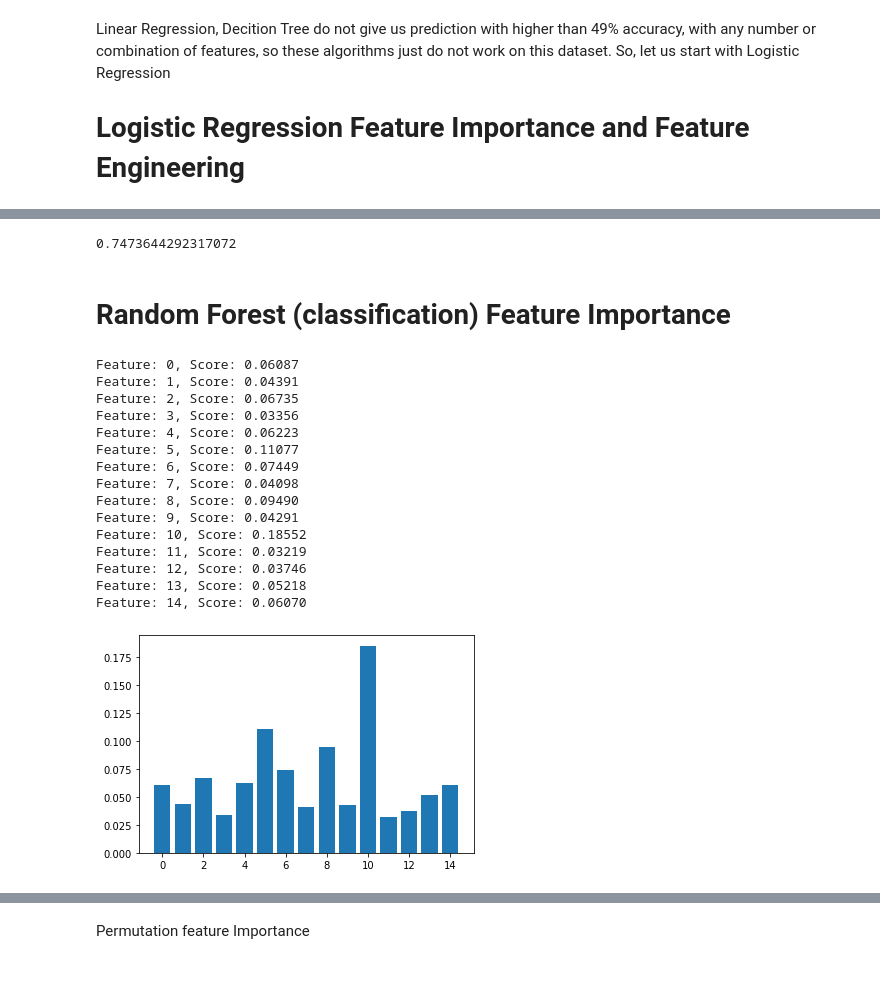
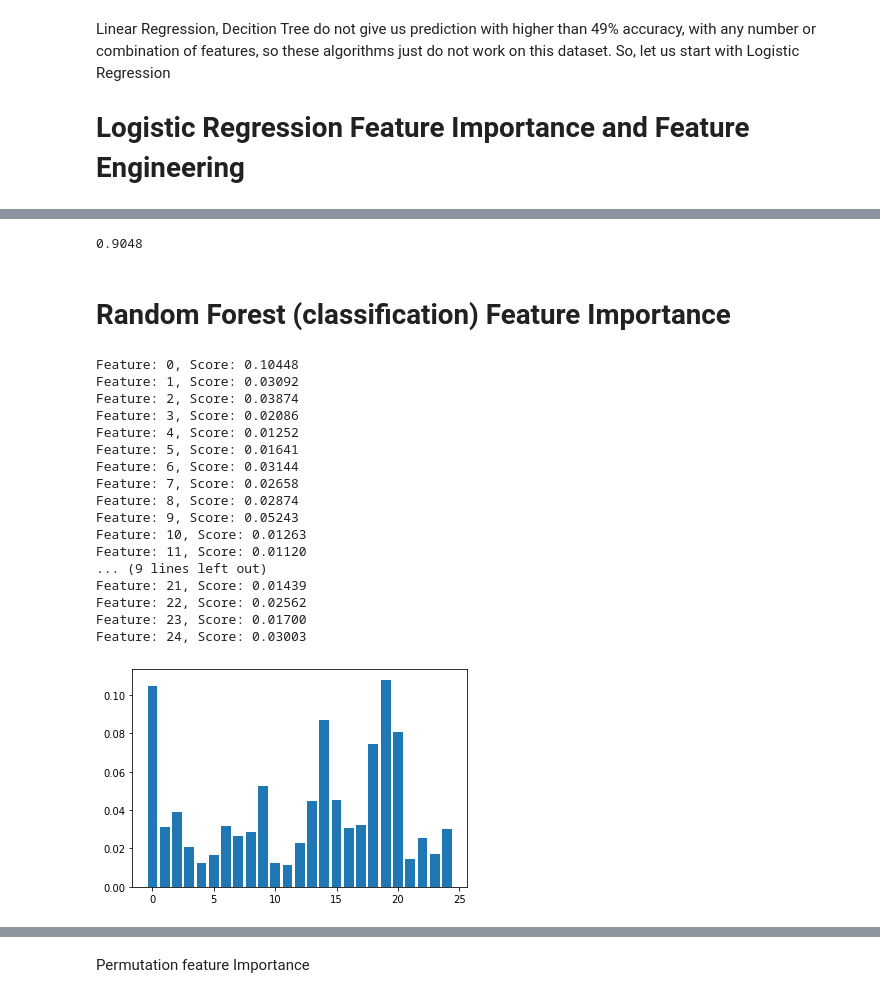
Before and after one commit to OlgaPriyutova/Feature-Importance-and-Feature-Engineering-, a Jupyter notebook: Feature_Importance_and_Feature_Engineering.ipynb, the cells around one changed output, grey strips where cells are left out. Drawn from its saved outputs; the diff is of its cells as text; code cells hidden in the pictures.

```diff
--- a/Feature_Importance_and_Feature_Engineering.ipynb
+++ b/Feature_Importance_and_Feature_Engineering.ipynb
@@ -163,4 +176,4 @@ print(Feature_support)
 # %%
-X_f = X[[4,5,6,10,14]]
+X_f = X[[12,3,7,10,17]]
 X_f.head(3)
 # %% [output]
@@ -184,0 +202,9 @@ print(score)
+# %%
+pca = PCA(0.999)
+pca.fit(X)
+
+X_components = pca.transform(X)
+
+model_lg.fit(X_components,y)
+print('Before Feature Engineering:', cross_val_score(model_lg, X,y).mean())
+print('After Feature Engineering:', cross_val_score(pipe_f, X_components,y).mean())
@@ -189,13 +218,10 @@ print(score)
 # %%
+from sklearn.ensemble import RandomForestClassifier
+# random forest for feature importance on a regression problem
 
-# random forest for feature importance on a regression problem
-from sklearn.datasets import make_regression
-from sklearn.ensemble import RandomForestRegressor
-from matplotlib import pyplot
-# define dataset
-X, y = make_classification(n_samples=1500, n_features=15, n_informative=7, n_redundant=8, random_state=42)
+
 # define the model
-model_rf = RandomForestRegressor()
+model_rf = RandomForestClassifier()
 # fit the model
 model_rf.fit(X, y)
 # get importance
@@ -232,8 +264,8 @@ pca = PCA(0.999)
 pca.fit(X)
 
 X_components = pca.transform(X)
-mod_rf = RandomForestRegressor()
+mod_rf = RandomForestClassifier()
 mod_rf.fit(X_components,y)
 cross_val_score(mod_rf, X_components,y).mean()
 # %% [output]
-0.7473644292317072
+0.9048
@@ -244,40 +276,41 @@ cross_val_score(mod_rf, X_components,y).mean()
 # %%
 
 # random forest for feature importance on a classification problem
 from sklearn.datasets import make_classification
 from sklearn.ensemble import RandomForestClassifier
 from matplotlib import pyplot
 # define dataset
-X, y = make_classification(n_samples=1500, n_features=15, n_informative=7, n_redundant=8, random_state=42)
-# define the model
+
 model_rfc = RandomForestClassifier(random_state=42)
 # fit the model
 model_rfc.fit(X, y)
 # get importance
 importance = model_rfc.feature_importances_
 # summarize feature importance
 for i,v in enumerate(importance):
 	print('Feature: %0d, Score: %.5f' % (i,v))
 # plot feature importance
 pyplot.bar([x for x in range(len(importance))], importance)
 pyplot.show()
 # %% [output]
-Feature: 0, Score: 0.06087
-Feature: 1, Score: 0.04391
-Feature: 2, Score: 0.06735
-Feature: 3, Score: 0.03356
-Feature: 4, Score: 0.06223
-Feature: 5, Score: 0.11077
-Feature: 6, Score: 0.07449
-Feature: 7, Score: 0.04098
-Feature: 8, Score: 0.09490
-Feature: 9, Score: 0.04291
-Feature: 10, Score: 0.18552
-Feature: 11, Score: 0.03219
-Feature: 12, Score: 0.03746
-Feature: 13, Score: 0.05218
-Feature: 14, Score: 0.06070
+Feature: 0, Score: 0.10448
+Feature: 1, Score: 0.03092
+Feature: 2, Score: 0.03874
+Feature: 3, Score: 0.02086
+Feature: 4, Score: 0.01252
+Feature: 5, Score: 0.01641
+Feature: 6, Score: 0.03144
+Feature: 7, Score: 0.02658
+Feature: 8, Score: 0.02874
+Feature: 9, Score: 0.05243
+Feature: 10, Score: 0.01263
+Feature: 11, Score: 0.01120
+... (9 lines left out)
+Feature: 21, Score: 0.01439
+Feature: 22, Score: 0.02562
+Feature: 23, Score: 0.01700
+Feature: 24, Score: 0.03003
-[figure, old version]
+[figure, new version]
 # %%
 cross_val_score(model_rfc,X,y).mean()
 # %% [output]
```
Also changed, not shown: parts of 42 cells of this notebook.
